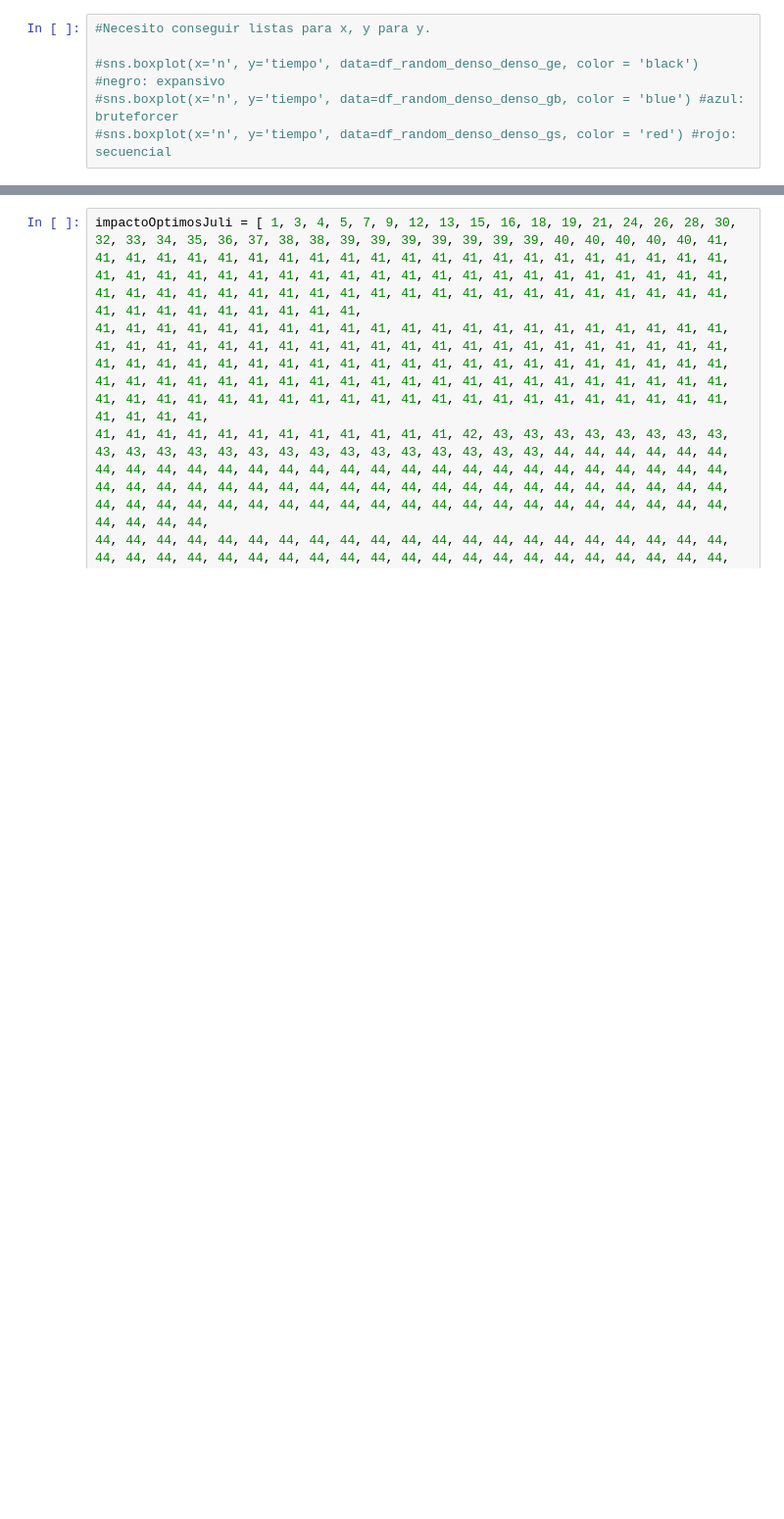
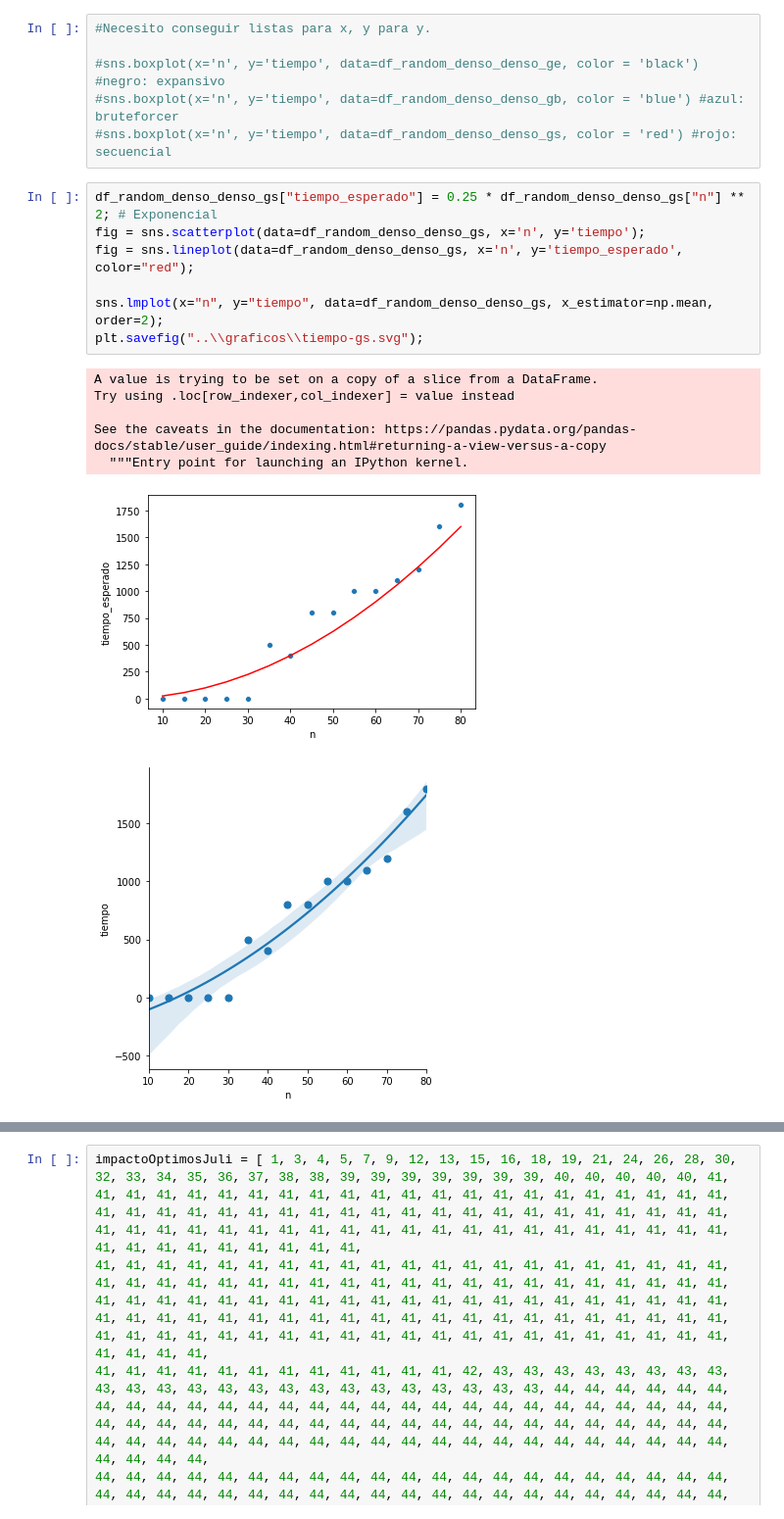
Before and after one commit to ZarthaxX/algo3-tp2, a Jupyter notebook: experimentacion/notebooks/analisis.ipynb, the cells around one changed output, grey strips where cells are left out. Shown: that part at 98% size. Saved outputs shown, nothing was run; the diff lists cells and outputs as text; blank space fills up the shorter version.

```diff
--- a/experimentacion/notebooks/analisis.ipynb
+++ b/experimentacion/notebooks/analisis.ipynb
@@ -110,4 +116,19 @@ sns.boxplot(x='n', y='impacto', data=df_random_denso_ralo_gs, color = 'red') #ro
 #sns.boxplot(x='n', y='tiempo', data=df_random_denso_denso_ge, color = 'black') #negro: expansivo
 #sns.boxplot(x='n', y='tiempo', data=df_random_denso_denso_gb, color = 'blue') #azul: bruteforcer
 #sns.boxplot(x='n', y='tiempo', data=df_random_denso_denso_gs, color = 'red') #rojo: secuencial
+# %%
+df_random_denso_denso_gs["tiempo_esperado"] = 0.25 * df_random_denso_denso_gs["n"] ** 2; # Exponencial
+fig = sns.scatterplot(data=df_random_denso_denso_gs, x='n', y='tiempo');
+fig = sns.lineplot(data=df_random_denso_denso_gs, x='n', y='tiempo_esperado', color="red");
+
+sns.lmplot(x="n", y="tiempo", data=df_random_denso_denso_gs, x_estimator=np.mean, order=2);
+plt.savefig("..\\graficos\\tiempo-gs.svg");
+# %% [output]
+A value is trying to be set on a copy of a slice from a DataFrame.
+Try using .loc[row_indexer,col_indexer] = value instead
+
+See the caveats in the documentation: https://pandas.pydata.org/pandas-docs/stable/user_guide/indexing.html#returning-a-view-versus-a-copy
+  """Entry point for launching an IPython kernel.
+[figure, added]
+[figure, added]
 # %%
```
Also changed, not shown: parts of 12 cells of this notebook, 1 other file.
